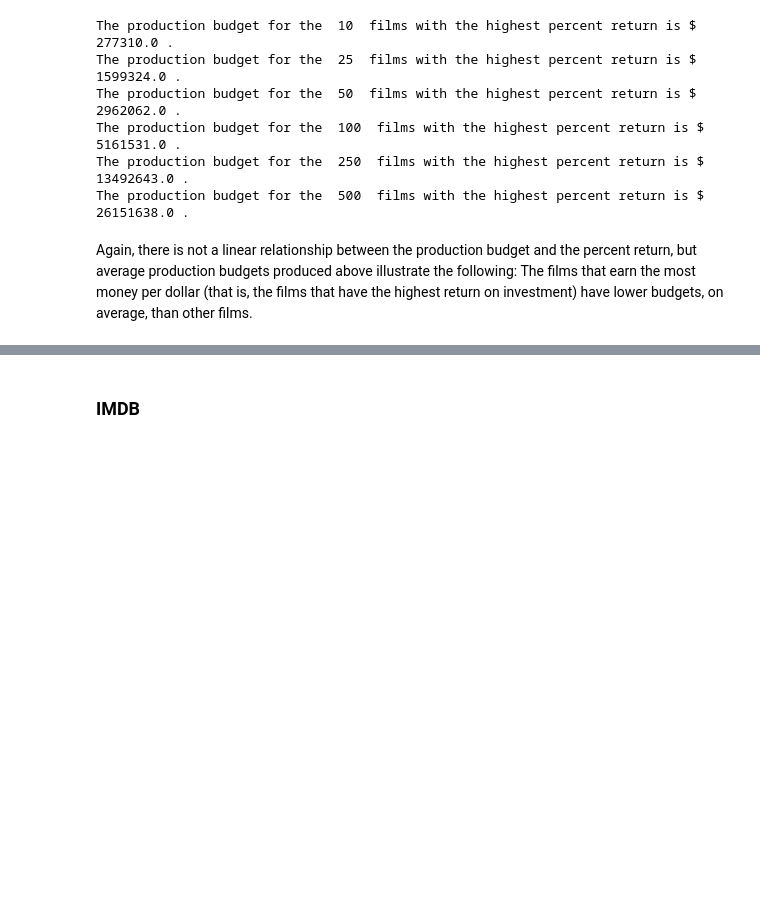
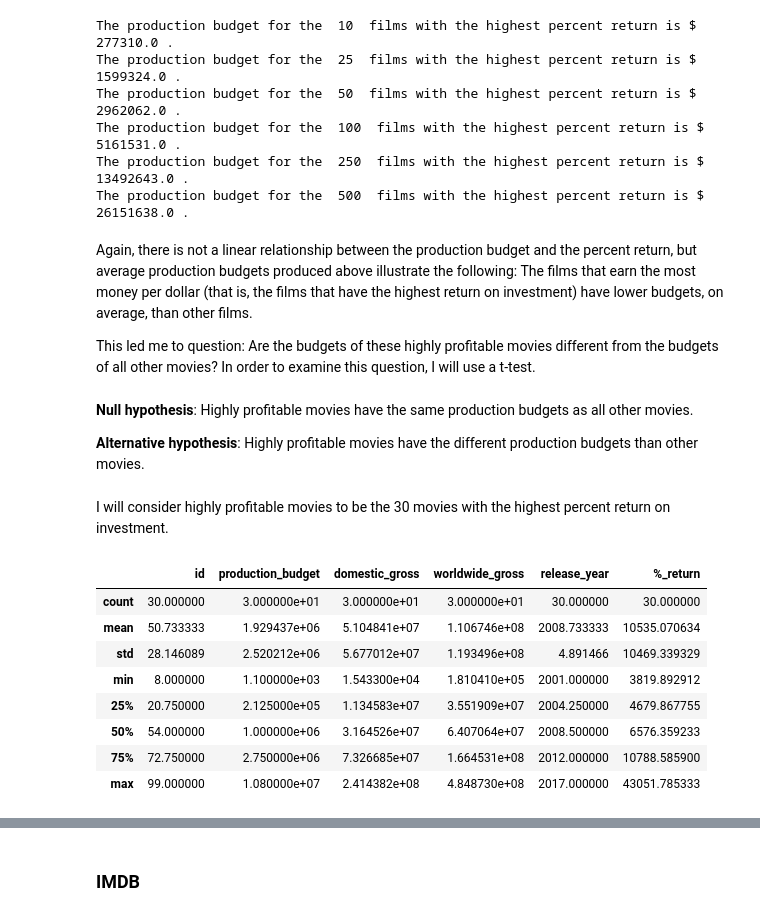
Before and after one commit to ccsurratt/highly_profitable_film_analysis, a Jupyter notebook: notebook.ipynb, the cells around one changed output, grey strips where cells are left out. Cells and saved outputs as stored; diff of their text form; code cells hidden in the pictures; blank space fills up the shorter version.

```diff
--- a/notebook.ipynb
+++ b/notebook.ipynb
@@ -180,3 +175,24 @@ The production budget for the  250  films with the highest percent return is $ 1
 The production budget for the  500  films with the highest percent return is $ 26151638.0 .
 # %% [markdown]
 Again, there is not a linear relationship between the production budget and the percent return, but average production budgets produced above illustrate the following: The films that earn the most money per dollar (that is, the films that have the highest return on investment) have lower budgets, on average, than other films.
+
+This led me to question: Are the budgets of these highly profitable movies different from the budgets of all other movies? In order to examine this question, I will use a t-test.
+# %% [markdown]
+**Null hypothesis**: Highly profitable movies have the same production budgets as all other movies.
+
+**Alternative hypothesis**: Highly profitable movies have the different production budgets than other movies.
+# %% [markdown]
+I will consider highly profitable movies to be the 30 movies with the highest percent return on investment.
+# %%
+subset = numbers.head(30)
+subset.describe()
+# %% [output]
+|  | id | production_budget | domestic_gross | worldwide_gross | release_year | %_return |
+| count | 30.000000 | 3.000000e+01 | 3.000000e+01 | 3.000000e+01 | 30.000000 | 30.000000 |
+| mean | 50.733333 | 1.929437e+06 | 5.104841e+07 | 1.106746e+08 | 2008.733333 | 10535.070634 |
+| std | 28.146089 | 2.520212e+06 | 5.677012e+07 | 1.193496e+08 | 4.891466 | 10469.339329 |
+| min | 8.000000 | 1.100000e+03 | 1.543300e+04 | 1.810410e+05 | 2001.000000 | 3819.892912 |
+| 25% | 20.750000 | 2.125000e+05 | 1.134583e+07 | 3.551909e+07 | 2004.250000 | 4679.867755 |
+| 50% | 54.000000 | 1.000000e+06 | 3.164526e+07 | 6.407064e+07 | 2008.500000 | 6576.359233 |
+| 75% | 72.750000 | 2.750000e+06 | 7.326685e+07 | 1.664531e+08 | 2012.000000 | 10788.585900 |
+| max | 99.000000 | 1.080000e+07 | 2.414382e+08 | 4.848730e+08 | 2017.000000 | 43051.785333 |
```
Also changed, not shown: parts of 35 cells of this notebook.
